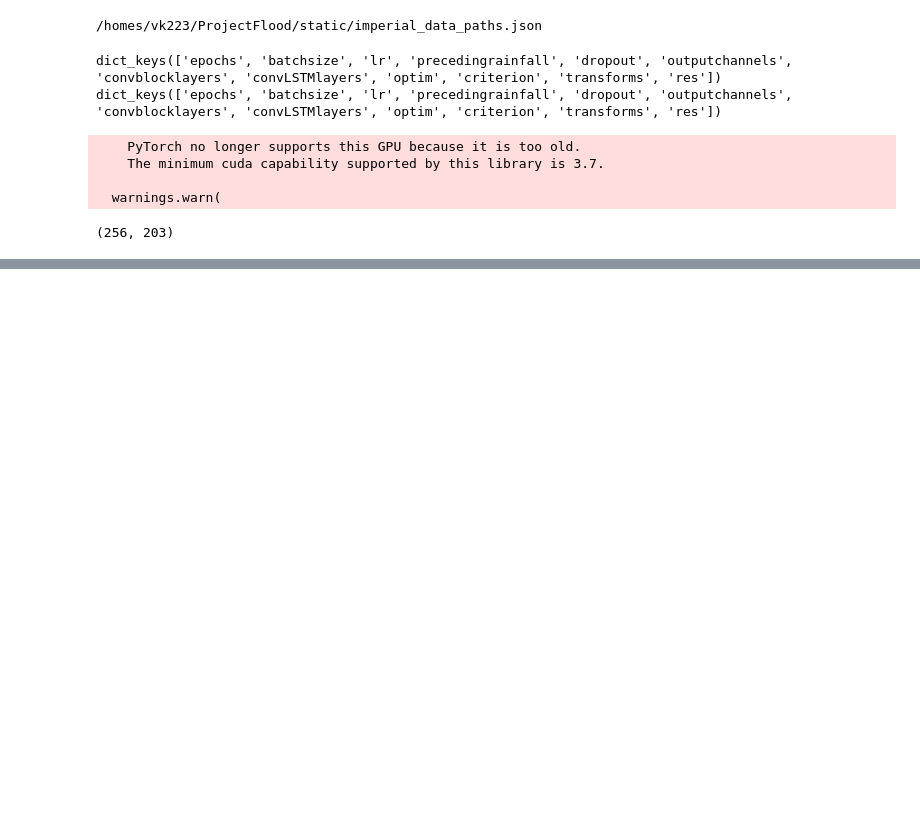
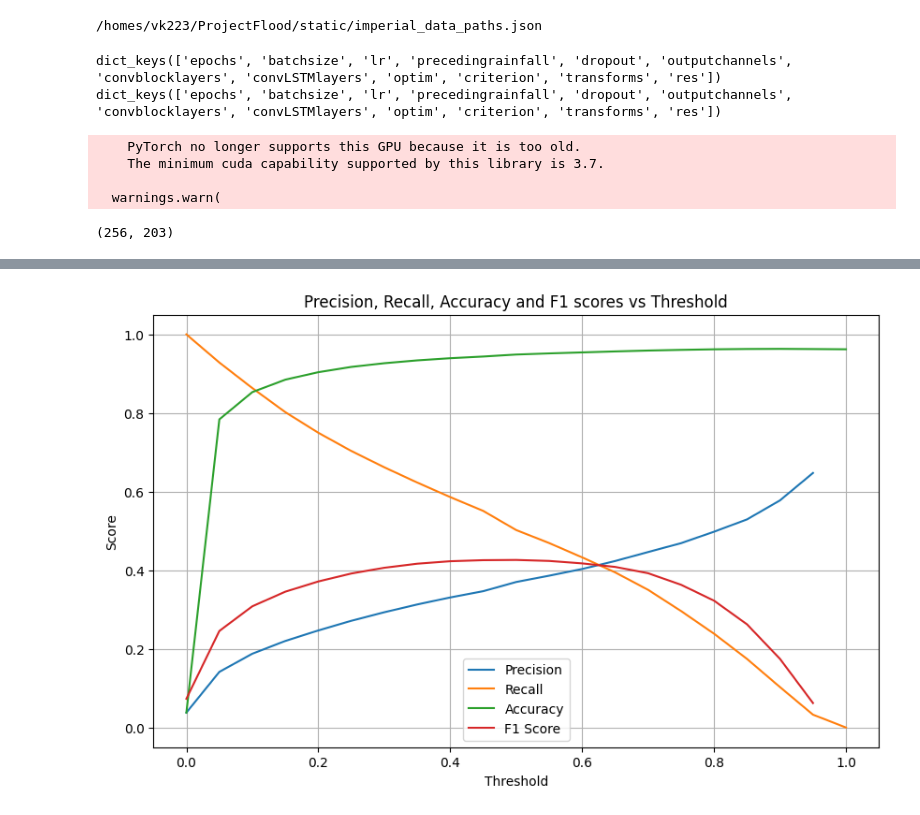
Before and after one commit to VarunKhandekar/ProjectFlood, a Jupyter notebook: evaluation/final_evaluation_testing.ipynb, the cells around one changed output, grey strips where cells are left out. Drawn from its saved outputs; the diff is of its cells as text; code cells hidden in the pictures; blank space fills up the shorter version.

Commit message:
evaluation charts

```diff
--- a/evaluation/final_evaluation_testing.ipynb
+++ b/evaluation/final_evaluation_testing.ipynb
@@ -186,8 +186,8 @@ with torch.no_grad():
 
             cm = confusion_matrix(binary_labels, binary_output, labels=[0, 1])
             confusion_matrices[thr] += cm
-            precision_scores[thr] += precision_score(binary_labels, binary_output, zero_division=0)
-            recall_scores[thr] += recall_score(binary_labels, binary_output, zero_division=0)
+            # precision_scores[thr] += precision_score(binary_labels, binary_output, zero_division=0)
+            # recall_scores[thr] += recall_score(binary_labels, binary_output, zero_division=0)
 
             # Calculate accuracy at this threshold
             correct_predictions = (binary_output == binary_labels).sum()
@@ -244,0 +258,37 @@ metric_accumulator
+# %%
+import matplotlib.pyplot as plt
+
+# Extract thresholds, precision, recall, and accuracy from the dictionaries
+thresholds = list(metric_accumulator['precision_scores'].keys())
+precision_scores = list(metric_accumulator['precision_scores'].values())
+recall_scores = list(metric_accumulator['recall_scores'].values())
+accuracy_scores = list(metric_accumulator['accuracy_scores'].values())
+f1_scores = list(metric_accumulator['f1_scores'].values())
+
+# Create a plot
+plt.figure(figsize=(10, 6))
+
+# Plot Precision
+plt.plot(thresholds, precision_scores, label='Precision')
+
+# Plot Recall
+plt.plot(thresholds, recall_scores, label='Recall')
+
+# Plot Accuracy
+plt.plot(thresholds, accuracy_scores, label='Accuracy')
+
+plt.plot(thresholds, f1_scores, label='F1 Score')
+
+# Adding title and labels
+plt.title('Precision, Recall, Accuracy and F1 scores vs Threshold')
+plt.xlabel('Threshold')
+plt.ylabel('Score')
+
+# Adding legend
+plt.legend()
+
+# Show the plot
+plt.grid(True)
+plt.show()
+# %% [output]
+[figure, added]
```
Also changed, not shown: parts of 4 cells of this notebook, 2 other files.
